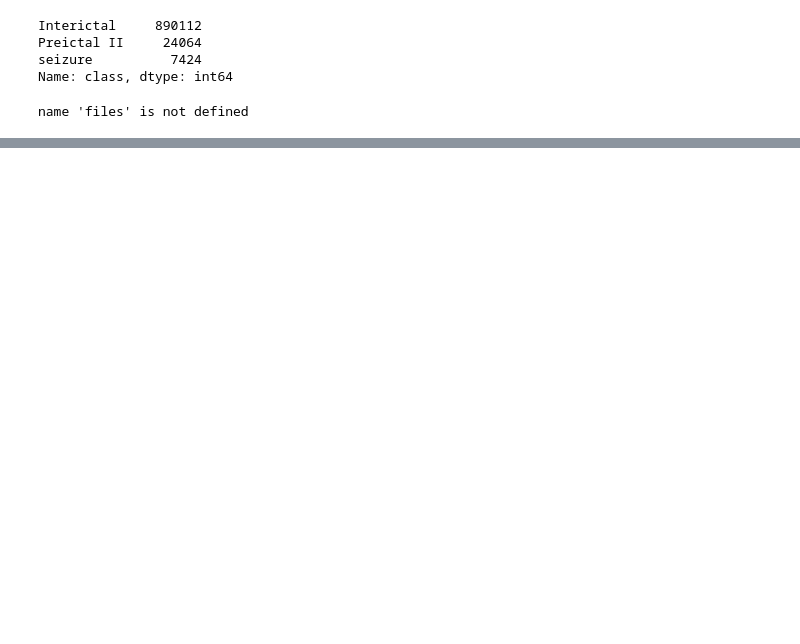
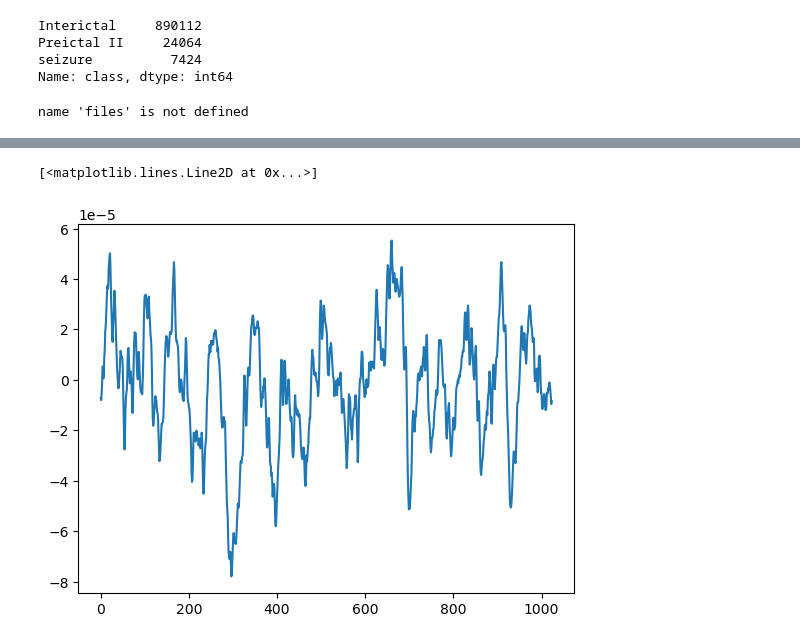
Before and after one commit to nikl1425/DeepLearning_Master, a Jupyter notebook: DataHandling/test_create_spec_plt copy.ipynb, the cells around one changed output, grey strips where cells are left out. Cells and saved outputs as stored; diff of their text form; code cells hidden in the pictures; blank space fills up the shorter version.

```diff
--- a/DataHandling/test_create_spec_plt copy.ipynb
+++ b/DataHandling/test_create_spec_plt copy.ipynb
@@ -257,0 +279,5 @@ datetime.datetime(1970, 1, 1, 4, 56, 53)
+# %%
+plt.plot(int)
+# %% [output]
+[<matplotlib.lines.Line2D at 0x...>]
+[figure, added]
```
Also changed, not shown: parts of 38 cells of this notebook, 4 other files.
